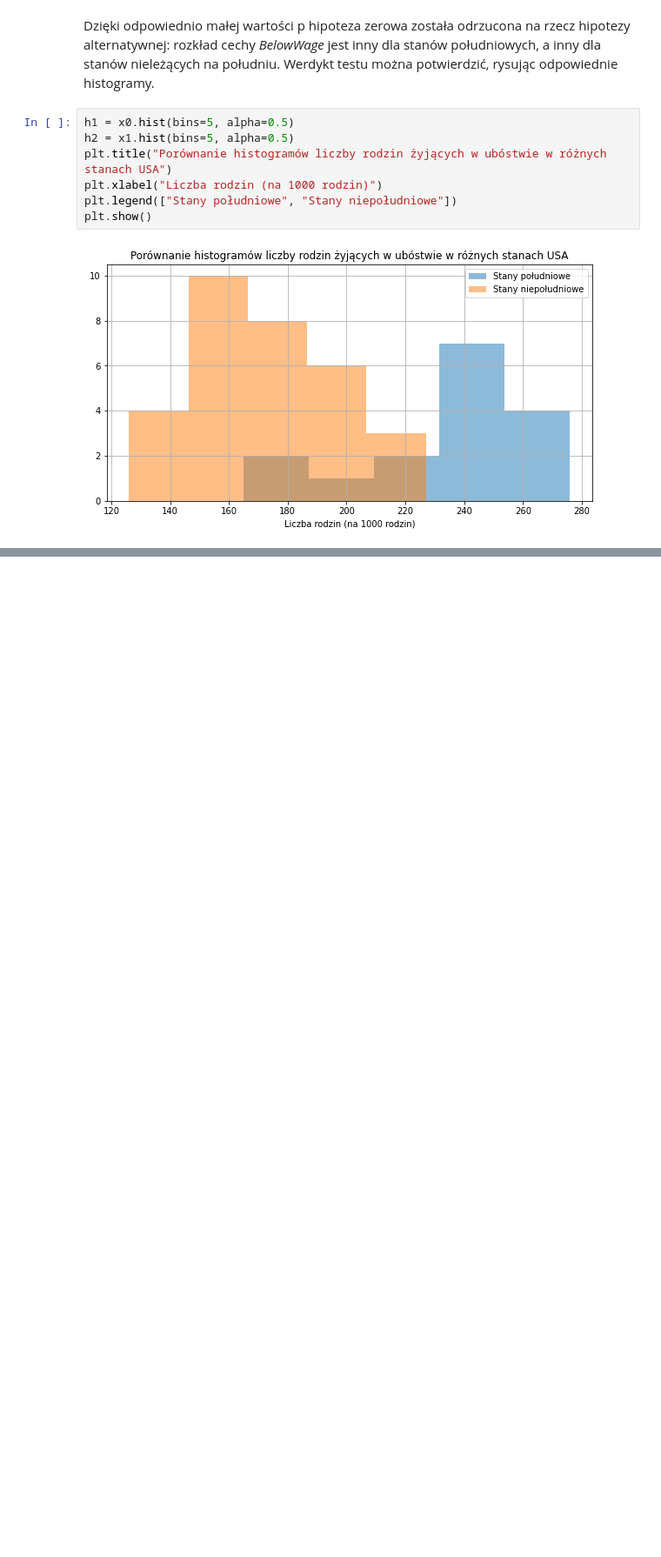
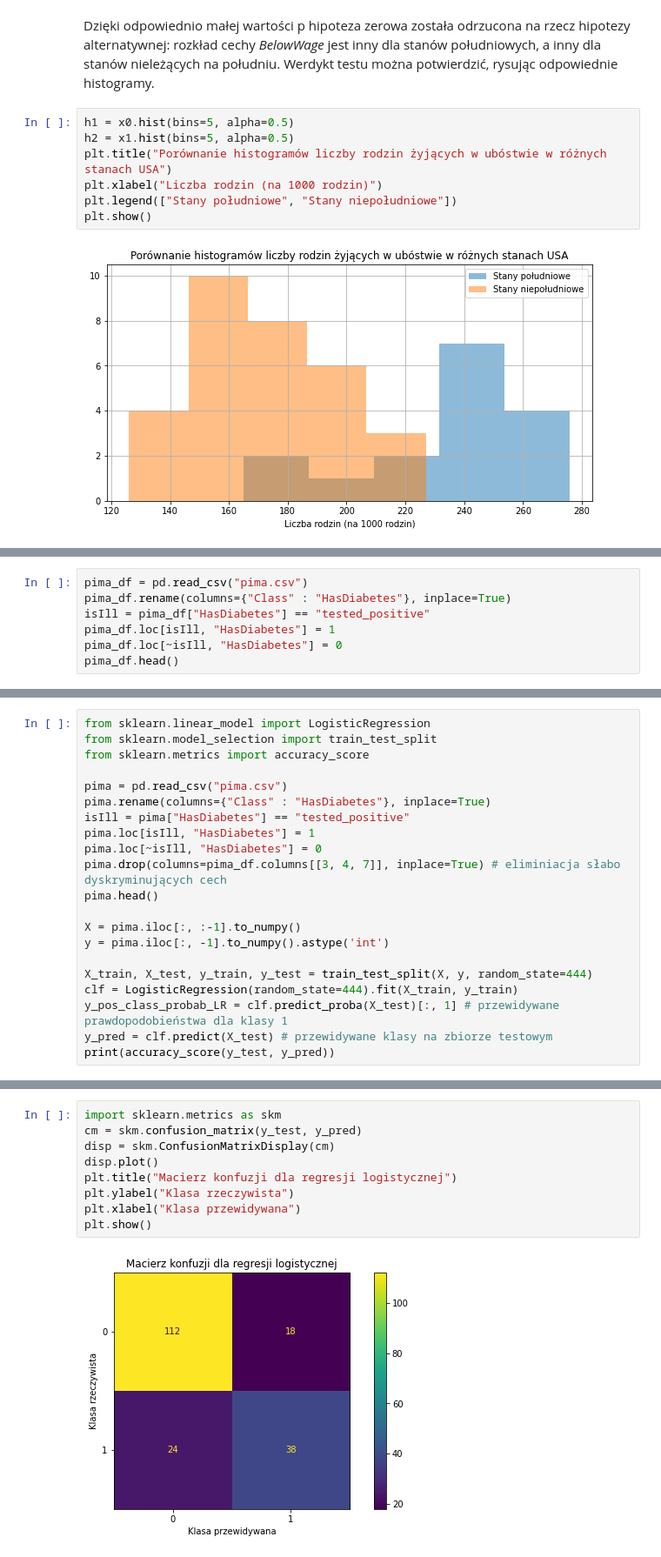
Before and after one commit to Daer7/SADM, a Jupyter notebook: SADM.ipynb, the cells around one changed output, grey strips where cells are left out. Shown: that part at 87% size. Drawn from its saved outputs; the diff is of its cells as text; blank space fills up the shorter version.

```diff
--- a/SADM.ipynb
+++ b/SADM.ipynb
@@ -353,0 +487,7 @@ plt.show()
+# %%
+pima_df = pd.read_csv("pima.csv")
+pima_df.rename(columns={"Class" : "HasDiabetes"}, inplace=True)
+isIll = pima_df["HasDiabetes"] == "tested_positive"
+pima_df.loc[isIll, "HasDiabetes"] = 1
+pima_df.loc[~isIll, "HasDiabetes"] = 0
+pima_df.head()
@@ -353,0 +532,21 @@ plt.show()
+# %%
+from sklearn.linear_model import LogisticRegression
+from sklearn.model_selection import train_test_split
+from sklearn.metrics import accuracy_score
+
+pima = pd.read_csv("pima.csv")
+pima.rename(columns={"Class" : "HasDiabetes"}, inplace=True)
+isIll = pima["HasDiabetes"] == "tested_positive"
+pima.loc[isIll, "HasDiabetes"] = 1
+pima.loc[~isIll, "HasDiabetes"] = 0
+pima.drop(columns=pima_df.columns[[3, 4, 7]], inplace=True) # eliminiacja słabo dyskryminujących cech
+pima.head()
+
+X = pima.iloc[:, :-1].to_numpy()
+y = pima.iloc[:, -1].to_numpy().astype('int')
+
+X_train, X_test, y_train, y_test = train_test_split(X, y, random_state=444)
+clf = LogisticRegression(random_state=444).fit(X_train, y_train)
+y_pos_class_probab_LR = clf.predict_proba(X_test)[:, 1] # przewidywane prawdopodobieństwa dla klasy 1
+y_pred = clf.predict(X_test) # przewidywane klasy na zbiorze testowym
+print(accuracy_score(y_test, y_pred))
@@ -353,0 +565,11 @@ plt.show()
+# %%
+import sklearn.metrics as skm
+cm = skm.confusion_matrix(y_test, y_pred)
+disp = skm.ConfusionMatrixDisplay(cm)
+disp.plot()
+plt.title("Macierz konfuzji dla regresji logistycznej")
+plt.ylabel("Klasa rzeczywista")
+plt.xlabel("Klasa przewidywana")
+plt.show()
+# %% [output]
+[figure, added]
```
Also changed, not shown: parts of 35 cells of this notebook, 3 other files.
